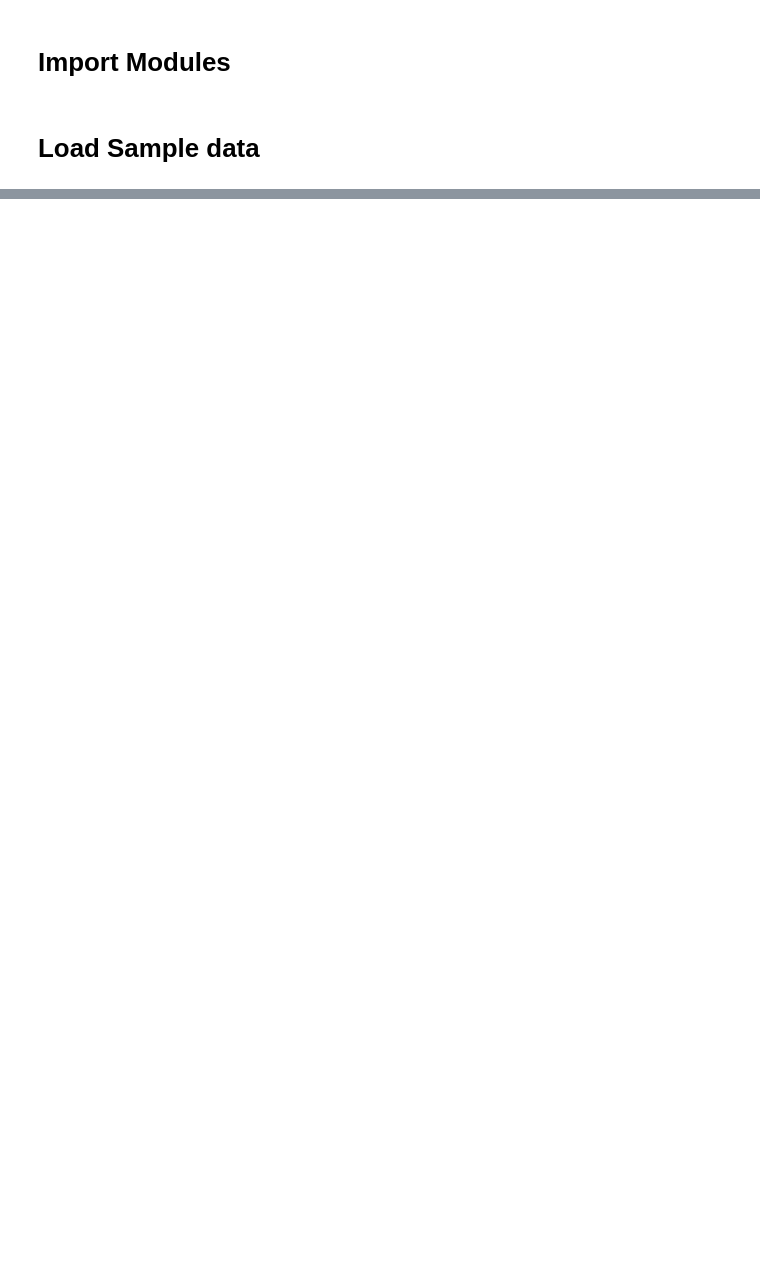
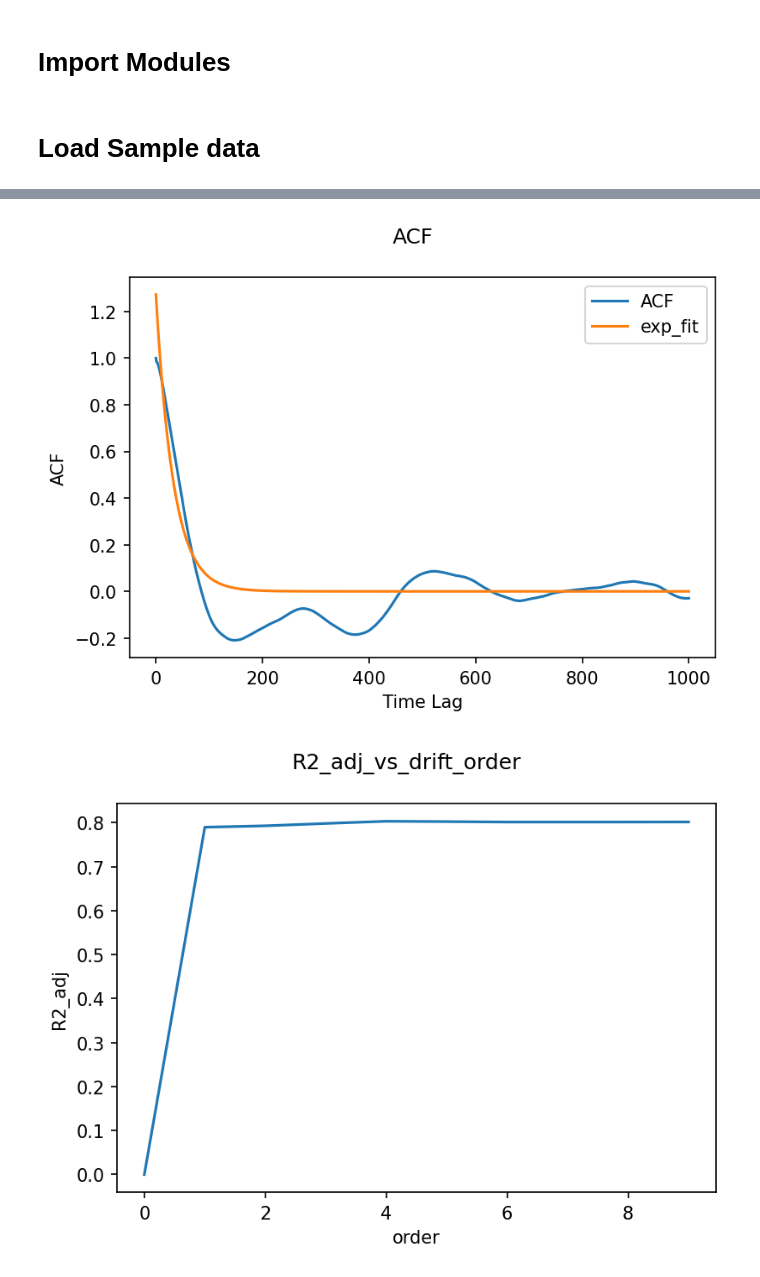
Before and after one commit to tee-lab/PyDaddy, a Jupyter notebook: notebooks/pyFish Vector Test.ipynb, the cells around one changed output, grey strips where cells are left out. Saved outputs shown, nothing was run; the diff lists cells and outputs as text; code cells hidden in the pictures; blank space fills up the shorter version.

```diff
--- a/notebooks/pyFish Vector Test.ipynb
+++ b/notebooks/pyFish Vector Test.ipynb
@@ -112,0 +327,5 @@ out.save_data()
+# %%
+ ch.diagnostic(save=True)
+# %% [output]
+[figure, added]
+[figure, added]
```
Also changed, not shown: parts of 39 cells of this notebook, 3 other files.
